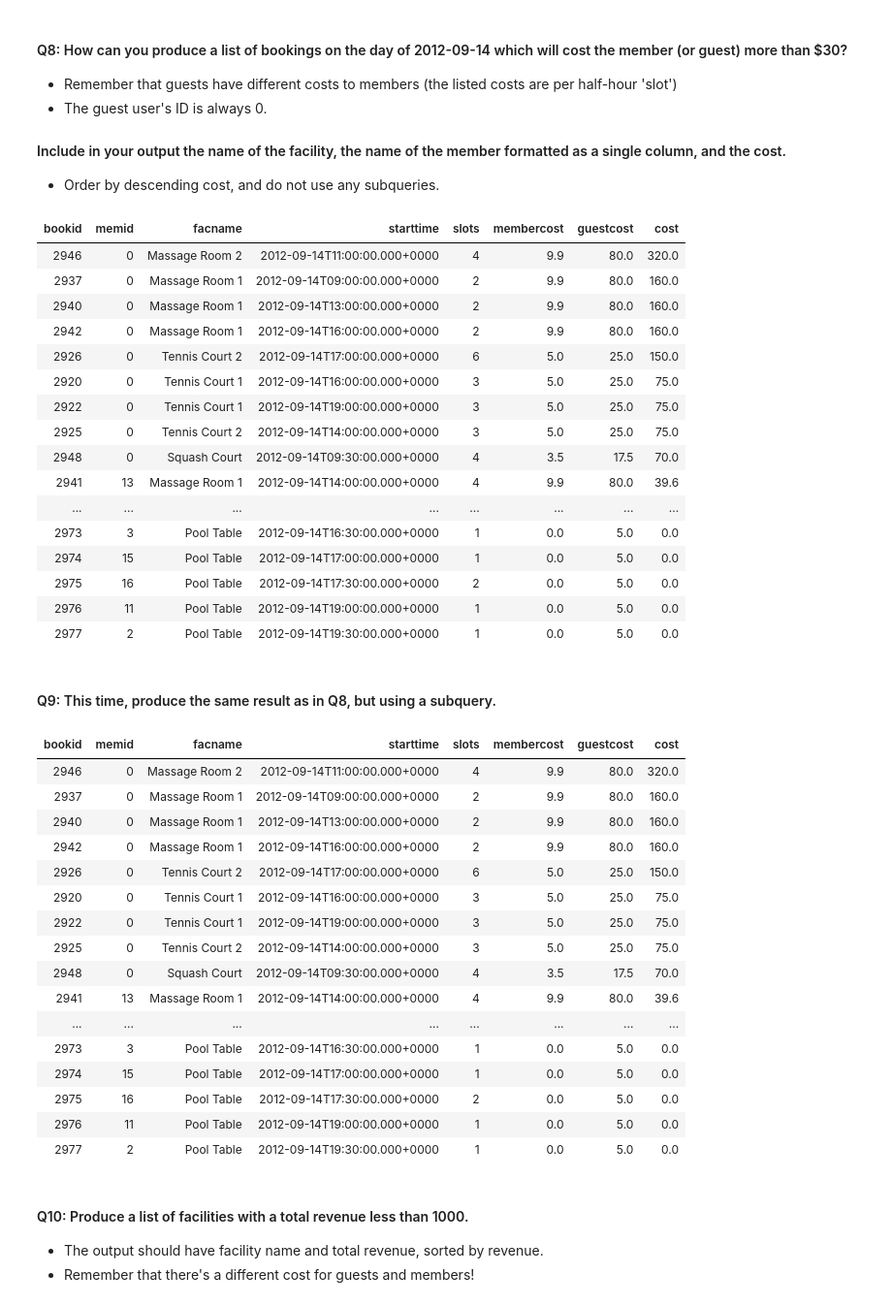
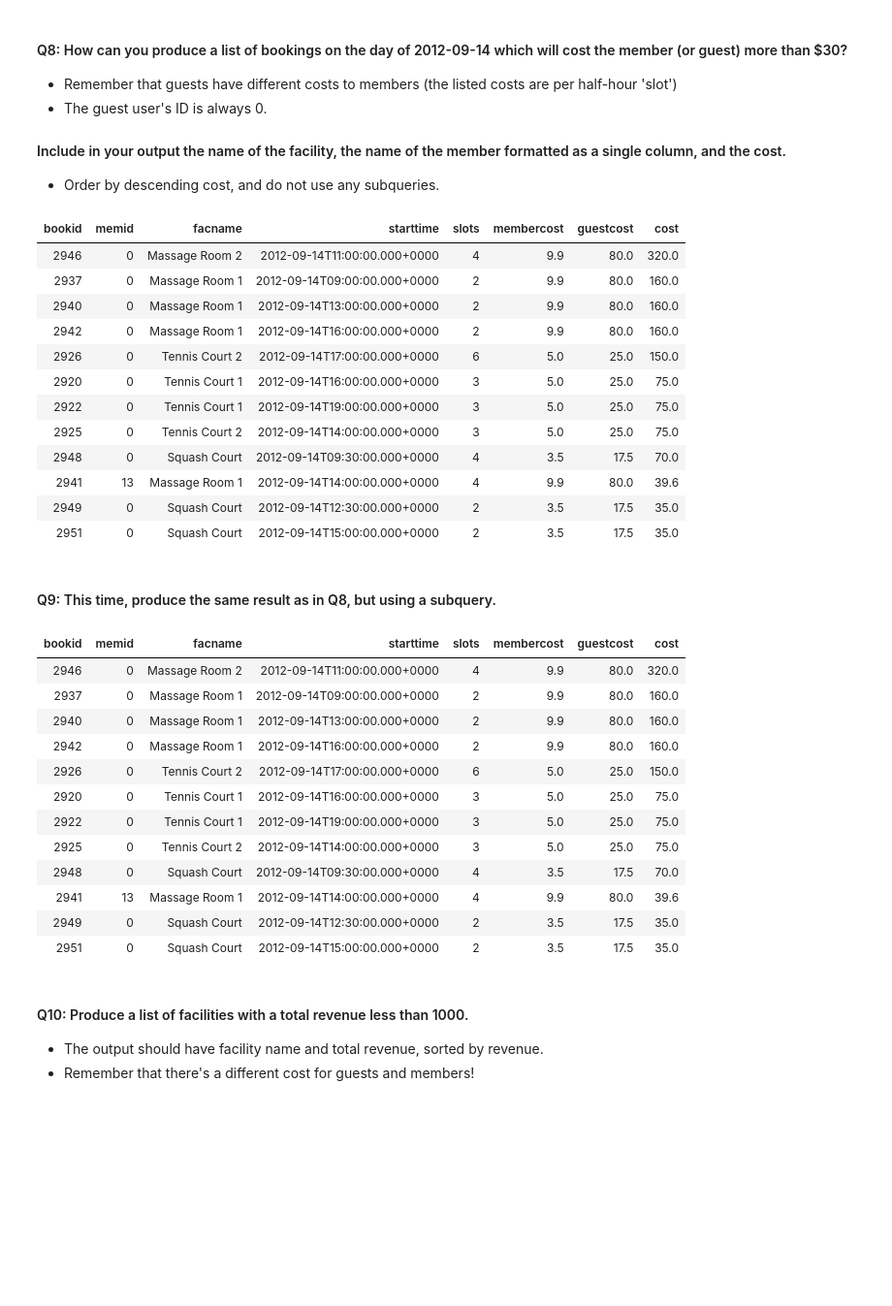
Before and after one commit to drewzemke/mle-mini-projects, a Jupyter notebook: mec-5.6.6-sql-with-spark-mini-project/MLE 5.6.6 -- SQL and Spark.ipynb, the cells around one changed output. Shown at 97% size. Cells and saved outputs as stored; diff of their text form; code cells hidden in the pictures; blank space fills up the shorter version.

```diff
--- a/mec-5.6.6-sql-with-spark-mini-project/MLE 5.6.6 -- SQL and Spark.ipynb
+++ b/mec-5.6.6-sql-with-spark-mini-project/MLE 5.6.6 -- SQL and Spark.ipynb
@@ -258,38 +258,36 @@ order by member_name
 # %%
 %sql
 select
   bookid,
   memid,
   name as facname,
   starttime,
   slots,
   membercost,
   guestcost,
   slots * if(memid = 0, guestcost, membercost) as cost
 from
   bookings b
     inner join facilities f
     on b.facid = f.facid
-where DATE(starttime) = '2012-09-14'
+where
+  DATE(starttime) = '2012-09-14'
+  and slots * if(memid = 0, guestcost, membercost) > 30
 order by cost desc
 # %% [output]
 | bookid | memid | facname | starttime | slots | membercost | guestcost | cost |
 | 2946 | 0 | Massage Room 2 | 2012-09-14T11:00:00.000+0000 | 4 | 9.9 | 80.0 | 320.0 |
 | 2937 | 0 | Massage Room 1 | 2012-09-14T09:00:00.000+0000 | 2 | 9.9 | 80.0 | 160.0 |
 | 2940 | 0 | Massage Room 1 | 2012-09-14T13:00:00.000+0000 | 2 | 9.9 | 80.0 | 160.0 |
 | 2942 | 0 | Massage Room 1 | 2012-09-14T16:00:00.000+0000 | 2 | 9.9 | 80.0 | 160.0 |
 | 2926 | 0 | Tennis Court 2 | 2012-09-14T17:00:00.000+0000 | 6 | 5.0 | 25.0 | 150.0 |
 | 2920 | 0 | Tennis Court 1 | 2012-09-14T16:00:00.000+0000 | 3 | 5.0 | 25.0 | 75.0 |
 | 2922 | 0 | Tennis Court 1 | 2012-09-14T19:00:00.000+0000 | 3 | 5.0 | 25.0 | 75.0 |
 | 2925 | 0 | Tennis Court 2 | 2012-09-14T14:00:00.000+0000 | 3 | 5.0 | 25.0 | 75.0 |
 | 2948 | 0 | Squash Court | 2012-09-14T09:30:00.000+0000 | 4 | 3.5 | 17.5 | 70.0 |
 | 2941 | 13 | Massage Room 1 | 2012-09-14T14:00:00.000+0000 | 4 | 9.9 | 80.0 | 39.6 |
-| ... | ... | ... | ... | ... | ... | ... | ... |
-| 2973 | 3 | Pool Table | 2012-09-14T16:30:00.000+0000 | 1 | 0.0 | 5.0 | 0.0 |
-| 2974 | 15 | Pool Table | 2012-09-14T17:00:00.000+0000 | 1 | 0.0 | 5.0 | 0.0 |
-| 2975 | 16 | Pool Table | 2012-09-14T17:30:00.000+0000 | 2 | 0.0 | 5.0 | 0.0 |
-| 2976 | 11 | Pool Table | 2012-09-14T19:00:00.000+0000 | 1 | 0.0 | 5.0 | 0.0 |
-| 2977 | 2 | Pool Table | 2012-09-14T19:30:00.000+0000 | 1 | 0.0 | 5.0 | 0.0 |
+| 2949 | 0 | Squash Court | 2012-09-14T12:30:00.000+0000 | 2 | 3.5 | 17.5 | 35.0 |
+| 2951 | 0 | Squash Court | 2012-09-14T15:00:00.000+0000 | 2 | 3.5 | 17.5 | 35.0 |
 # %% [markdown]
 #### Q9: This time, produce the same result as in Q8, but using a subquery.
 # %%
@@ -299,17 +297,21 @@ with book_fac as (
   from bookings b
     inner join facilities f on b.facid = f.facid
   where DATE(starttime) = '2012-09-14'
+),
+t as (
+  select
+    bookid,
+    memid,
+    name as facname,
+    starttime,
+    slots,
+    membercost,
+    guestcost,
+    slots * if(memid = 0, guestcost, membercost) as cost
+  from book_fac
 )
-select
-  bookid,
-  memid,
-  name as facname,
-  starttime,
-  slots,
-  membercost,
-  guestcost,
-  slots * if(memid = 0, guestcost, membercost) as cost
-from book_fac
+select * from t
+where cost > 30
 order by cost desc
 # %% [output]
 | bookid | memid | facname | starttime | slots | membercost | guestcost | cost |
@@ -323,12 +325,8 @@ order by cost desc
 | 2925 | 0 | Tennis Court 2 | 2012-09-14T14:00:00.000+0000 | 3 | 5.0 | 25.0 | 75.0 |
 | 2948 | 0 | Squash Court | 2012-09-14T09:30:00.000+0000 | 4 | 3.5 | 17.5 | 70.0 |
 | 2941 | 13 | Massage Room 1 | 2012-09-14T14:00:00.000+0000 | 4 | 9.9 | 80.0 | 39.6 |
-| ... | ... | ... | ... | ... | ... | ... | ... |
-| 2973 | 3 | Pool Table | 2012-09-14T16:30:00.000+0000 | 1 | 0.0 | 5.0 | 0.0 |
-| 2974 | 15 | Pool Table | 2012-09-14T17:00:00.000+0000 | 1 | 0.0 | 5.0 | 0.0 |
-| 2975 | 16 | Pool Table | 2012-09-14T17:30:00.000+0000 | 2 | 0.0 | 5.0 | 0.0 |
-| 2976 | 11 | Pool Table | 2012-09-14T19:00:00.000+0000 | 1 | 0.0 | 5.0 | 0.0 |
-| 2977 | 2 | Pool Table | 2012-09-14T19:30:00.000+0000 | 1 | 0.0 | 5.0 | 0.0 |
+| 2949 | 0 | Squash Court | 2012-09-14T12:30:00.000+0000 | 2 | 3.5 | 17.5 | 35.0 |
+| 2951 | 0 | Squash Court | 2012-09-14T15:00:00.000+0000 | 2 | 3.5 | 17.5 | 35.0 |
 # %% [markdown]
 #### Q10: Produce a list of facilities with a total revenue less than 1000.
 - The output should have facility name and total revenue, sorted by revenue.
```
